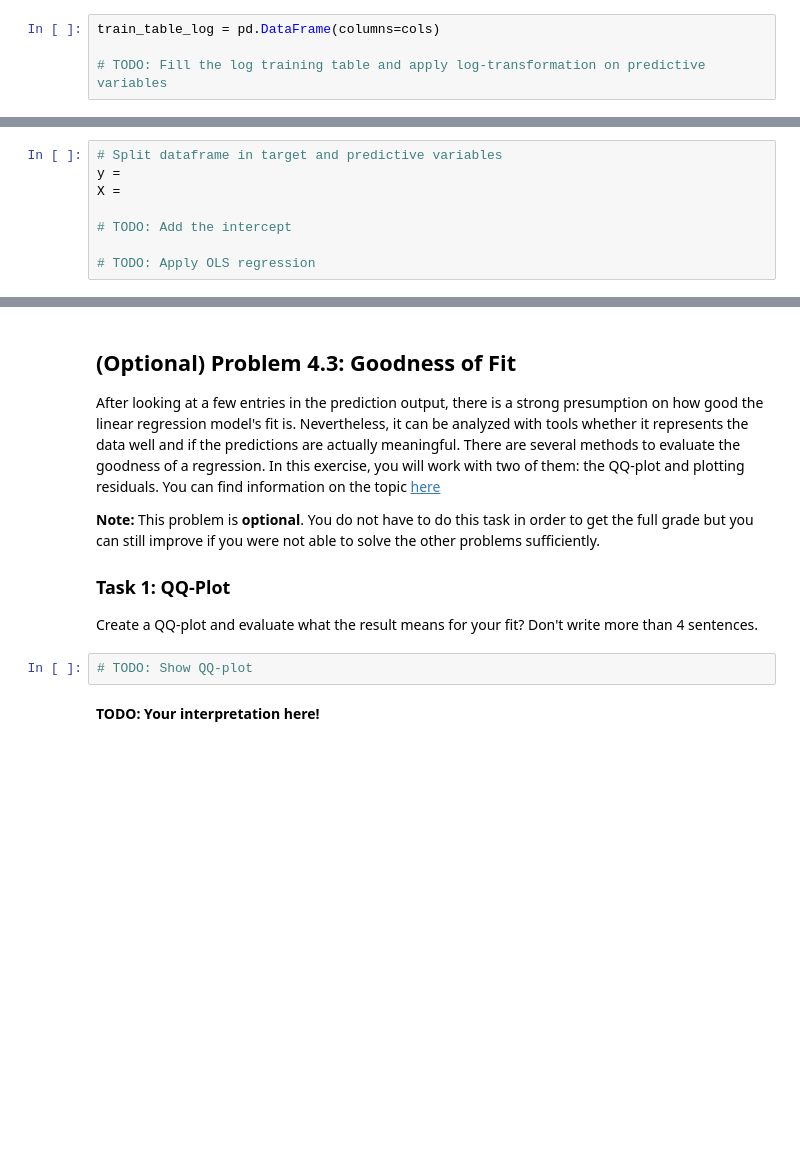
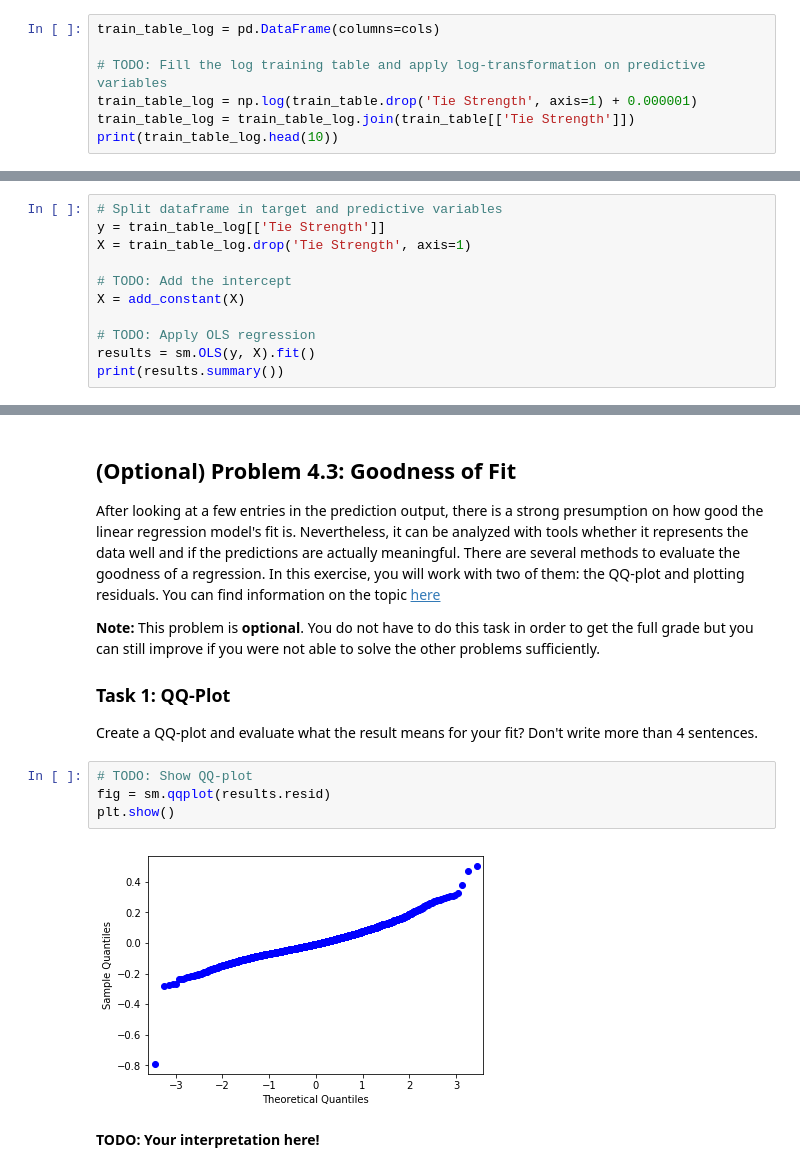
Before and after one commit to Marghrid/Social-Computing, a Jupyter notebook: Ex4_SocialTieStrength.ipynb, the cells around one changed output, grey strips where cells are left out. Saved outputs shown, nothing was run; the diff lists cells and outputs as text; blank space fills up the shorter version.

```diff
--- a/Ex4_SocialTieStrength.ipynb
+++ b/Ex4_SocialTieStrength.ipynb
@@ -113,3 +164,6 @@ With the help of numpy's `log` function, **apply the log-transformation on each
 train_table_log = pd.DataFrame(columns=cols)
 
 # TODO: Fill the log training table and apply log-transformation on predictive variables
+train_table_log = np.log(train_table.drop('Tie Strength', axis=1) + 0.000001)
+train_table_log = train_table_log.join(train_table[['Tie Strength']])
+print(train_table_log.head(10))
@@ -120,9 +192,12 @@ Finally, the regression can be applied on the dataframe. For this purpose, split
 Now apply a multiple linear regression on the training table, the statsmodels functions `OLS()` and `fit()` will help you with that. Output the summary with the help of `summary()`. **State what the coefficients tell you about the influence of the respective features for predicting the tie strength. Which kind of variables (I, D, S, SD) have the most influence? Does it match the findings of the paper referenced in [1]?** Note that the coefficients do not need to be high or within the [-1,1] range, but can be. Take into account other statistics for your evaluations. **For example, what does the (adjusted) R-squared value say about the prediction?** Do not write more than 7 sentences overall.
 # %%
 # Split dataframe in target and predictive variables
-y =
-X =
+y = train_table_log[['Tie Strength']]
+X = train_table_log.drop('Tie Strength', axis=1)
 
 # TODO: Add the intercept
+X = add_constant(X)
 
 # TODO: Apply OLS regression
+results = sm.OLS(y, X).fit()
+print(results.summary())
@@ -156,6 +265,10 @@ After looking at a few entries in the prediction output, there is a strong presu
 Create a QQ-plot and evaluate what the result means for your fit? Don't write more than 4 sentences.
 # %%
 # TODO: Show QQ-plot
+fig = sm.qqplot(results.resid)
+plt.show()
+# %% [output]
+[figure, added]
 # %% [markdown]
 **TODO: Your interpretation here!**
 # %% [markdown]
```
Also changed, not shown: parts of 5 cells of this notebook, 2 other files.
